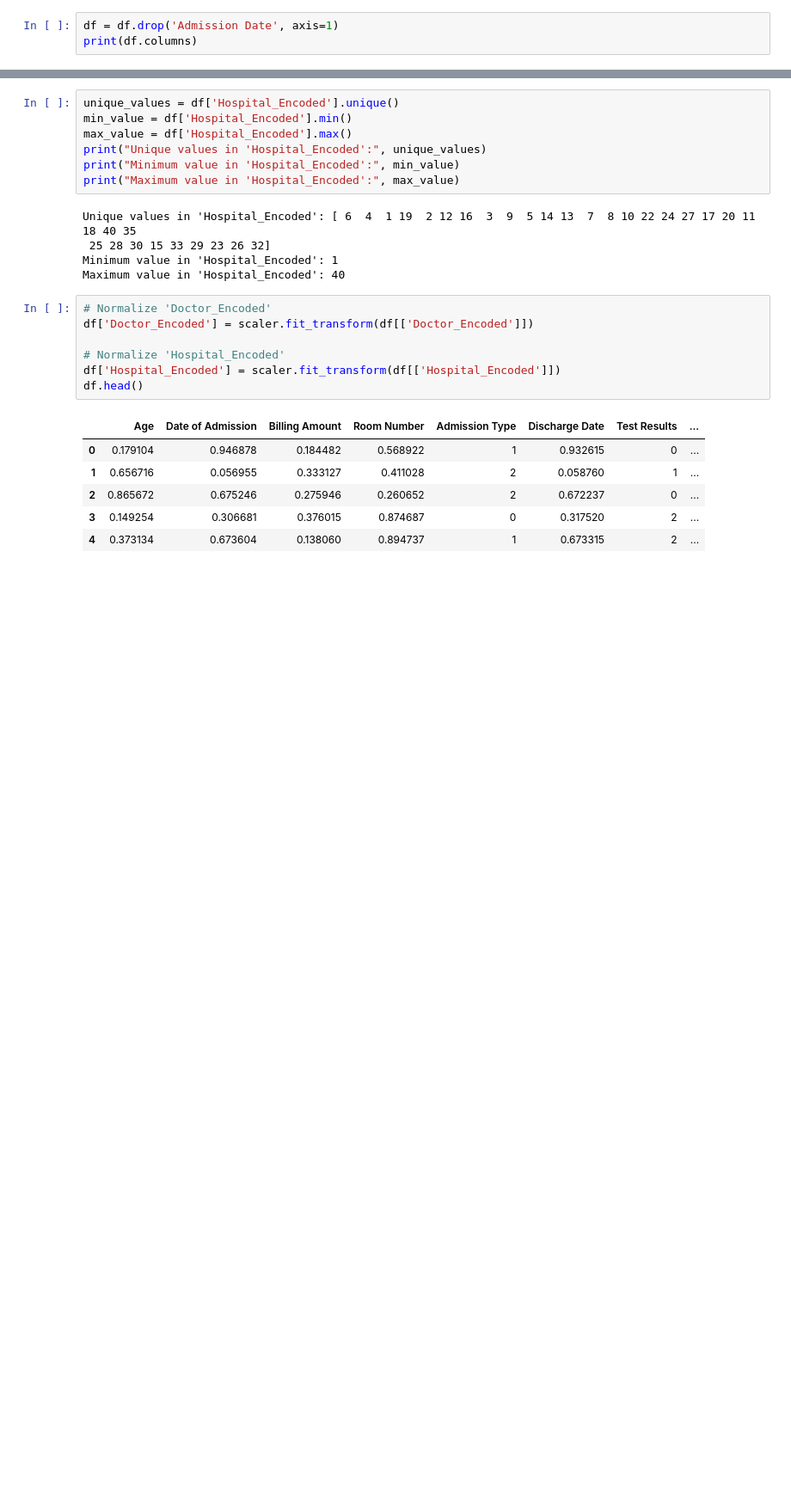
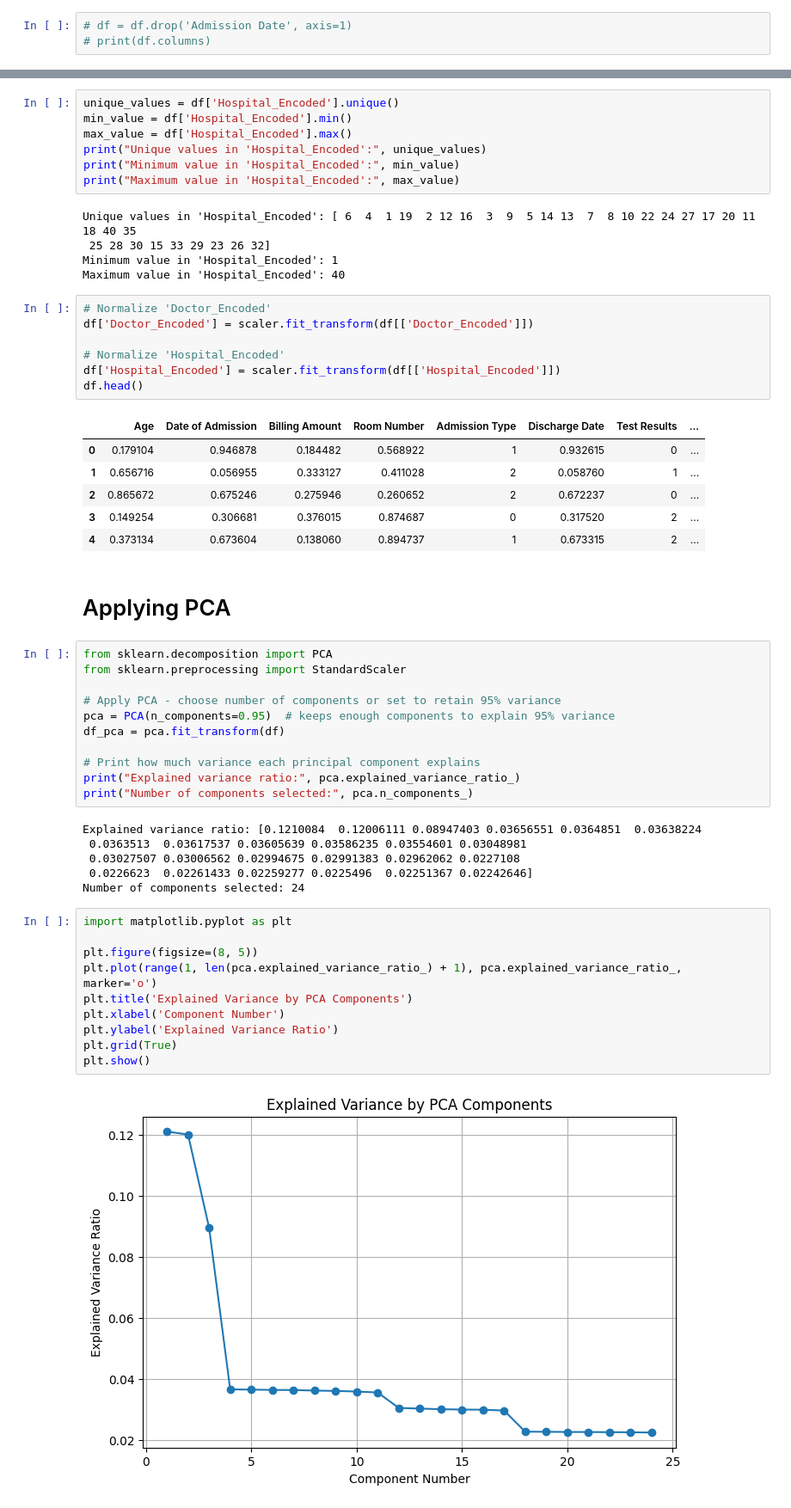
Before and after one commit to LauraLucasZ/Healthcare-Classification-ML, a Jupyter notebook: HealthCareTask2.ipynb, the cells around one changed output, grey strips where cells are left out. Shown at 86% size. Saved outputs shown, nothing was run; the diff lists cells and outputs as text; blank space fills up the shorter version.

```diff
--- a/HealthCareTask2.ipynb
+++ b/HealthCareTask2.ipynb
@@ -1179,5 +988,5 @@ df.head()
 | 3 | 0.149254 | 0.306681 | 0.376015 | 0.874687 | 0 | 0.317520 | 2 | ... |
 | 4 | 0.373134 | 0.673604 | 0.138060 | 0.894737 | 1 | 0.673315 | 2 | ... |
 # %%
-df = df.drop('Admission Date', axis=1)
-print(df.columns)
+# df = df.drop('Admission Date', axis=1)
+# print(df.columns)
@@ -1245,3 +1038,34 @@ df.head()
 | 2 | 0.865672 | 0.675246 | 0.275946 | 0.260652 | 2 | 0.672237 | 0 | ... |
 | 3 | 0.149254 | 0.306681 | 0.376015 | 0.874687 | 0 | 0.317520 | 2 | ... |
 | 4 | 0.373134 | 0.673604 | 0.138060 | 0.894737 | 1 | 0.673315 | 2 | ... |
+# %% [markdown]
+# Applying PCA
+# %%
+from sklearn.decomposition import PCA
+from sklearn.preprocessing import StandardScaler
+
+# Apply PCA - choose number of components or set to retain 95% variance
+pca = PCA(n_components=0.95)  # keeps enough components to explain 95% variance
+df_pca = pca.fit_transform(df)
+
+# Print how much variance each principal component explains
+print("Explained variance ratio:", pca.explained_variance_ratio_)
+print("Number of components selected:", pca.n_components_)
+# %% [output]
+Explained variance ratio: [0.1210084  0.12006111 0.08947403 0.03656551 0.0364851  0.03638224
+ 0.0363513  0.03617537 0.03605639 0.03586235 0.03554601 0.03048981
+ 0.03027507 0.03006562 0.02994675 0.02991383 0.02962062 0.0227108
+ 0.0226623  0.02261433 0.02259277 0.0225496  0.02251367 0.02242646]
+Number of components selected: 24
+# %%
+import matplotlib.pyplot as plt
+
+plt.figure(figsize=(8, 5))
+plt.plot(range(1, len(pca.explained_variance_ratio_) + 1), pca.explained_variance_ratio_, marker='o')
+plt.title('Explained Variance by PCA Components')
+plt.xlabel('Component Number')
+plt.ylabel('Explained Variance Ratio')
+plt.grid(True)
+plt.show()
+# %% [output]
+[figure, added]
```
Also changed, not shown: parts of 23 cells of this notebook.
